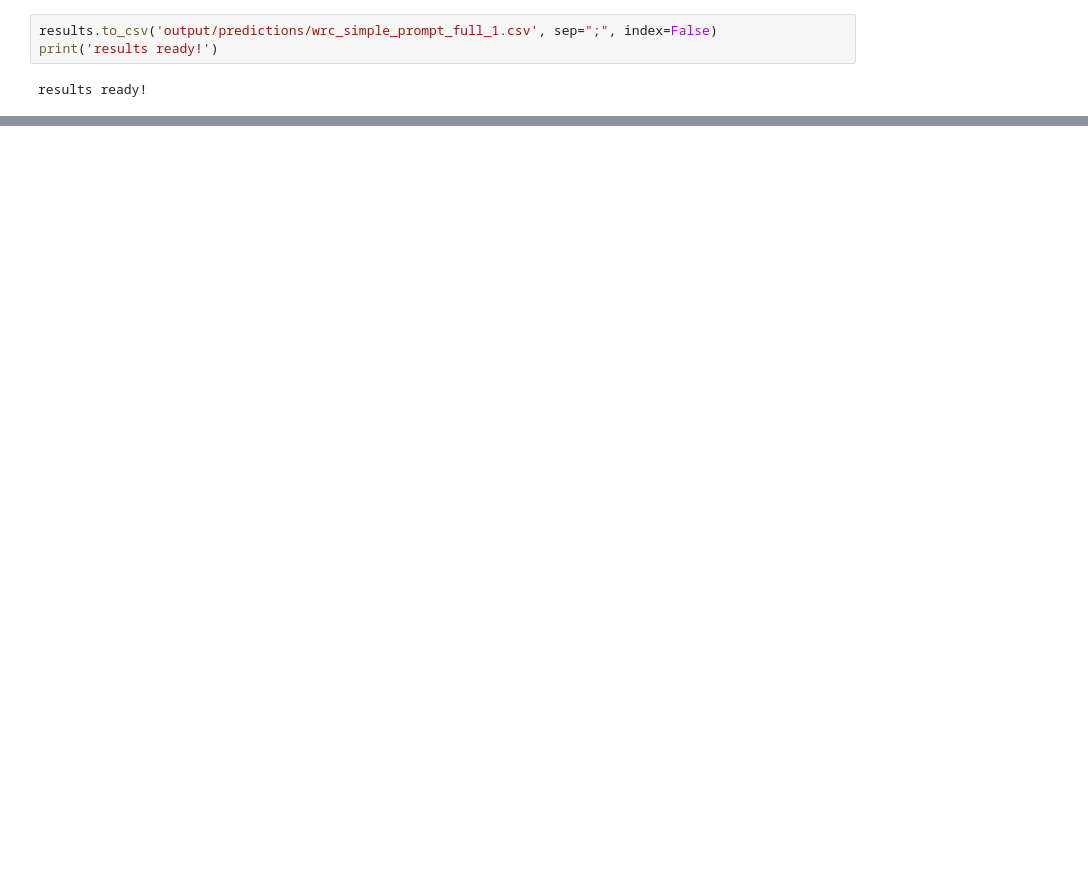
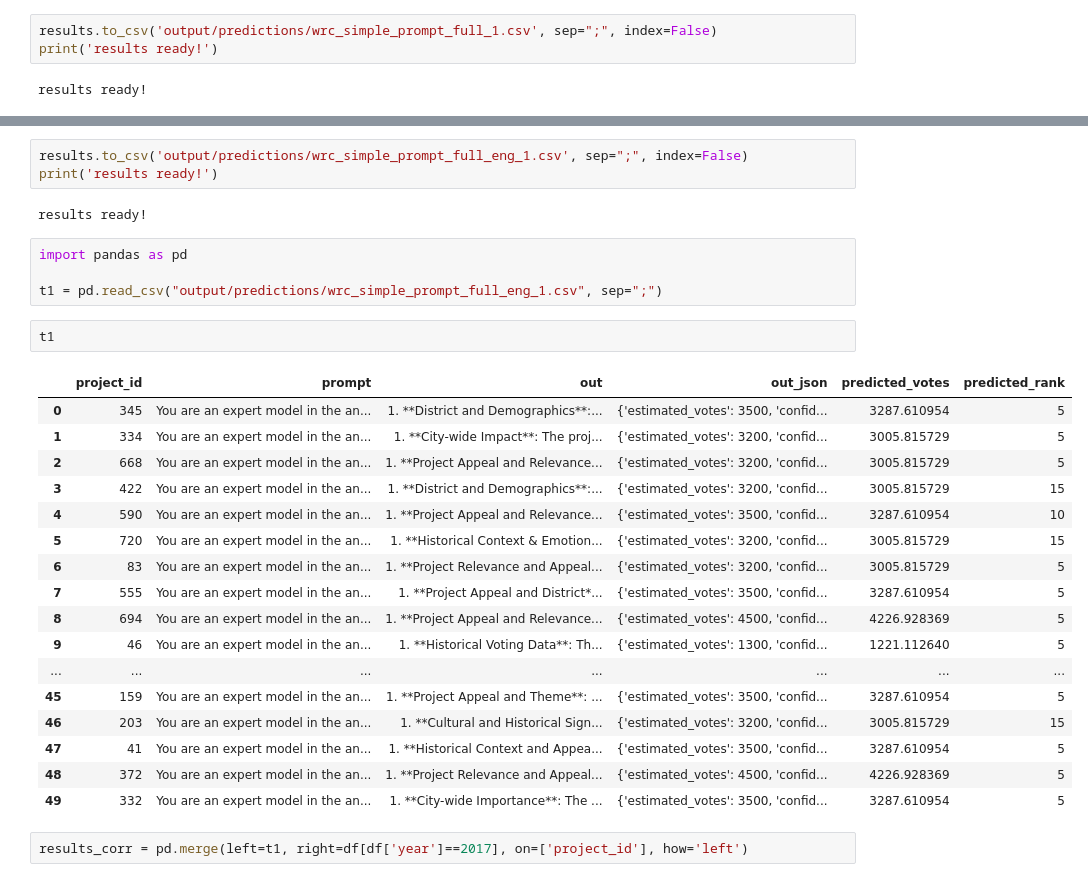
Before and after one commit to juano-/toulouse-pb-ia, a Jupyter notebook: simple_prompt_prediction.ipynb, the cells around one changed output, grey strips where cells are left out. Saved outputs shown, nothing was run; the diff lists cells and outputs as text; blank space fills up the shorter version.

```diff
--- a/simple_prompt_prediction.ipynb
+++ b/simple_prompt_prediction.ipynb
@@ -428,0 +804,31 @@ results ready!
+# %%
+results.to_csv('output/predictions/wrc_simple_prompt_full_eng_1.csv', sep=";", index=False)
+print('results ready!')
+# %% [output]
+results ready!
+# %%
+import pandas as pd
+
+t1 = pd.read_csv("output/predictions/wrc_simple_prompt_full_eng_1.csv", sep=";")
+# %%
+t1
+# %% [output]
+|  | project_id | prompt | out | out_json | predicted_votes | predicted_rank |
+| 0 | 345 | You are an expert model in the an... | 1. **District and Demographics**:... | {'estimated_votes': 3500, 'confid... | 3287.610954 | 5 |
+| 1 | 334 | You are an expert model in the an... | 1. **City-wide Impact**: The proj... | {'estimated_votes': 3200, 'confid... | 3005.815729 | 5 |
+| 2 | 668 | You are an expert model in the an... | 1. **Project Appeal and Relevance... | {'estimated_votes': 3200, 'confid... | 3005.815729 | 5 |
+| 3 | 422 | You are an expert model in the an... | 1. **District and Demographics**:... | {'estimated_votes': 3200, 'confid... | 3005.815729 | 15 |
+| 4 | 590 | You are an expert model in the an... | 1. **Project Appeal and Relevance... | {'estimated_votes': 3500, 'confid... | 3287.610954 | 10 |
+| 5 | 720 | You are an expert model in the an... | 1. **Historical Context & Emotion... | {'estimated_votes': 3200, 'confid... | 3005.815729 | 15 |
+| 6 | 83 | You are an expert model in the an... | 1. **Project Relevance and Appeal... | {'estimated_votes': 3200, 'confid... | 3005.815729 | 5 |
+| 7 | 555 | You are an expert model in the an... | 1. **Project Appeal and District*... | {'estimated_votes': 3500, 'confid... | 3287.610954 | 5 |
+| 8 | 694 | You are an expert model in the an... | 1. **Project Appeal and Relevance... | {'estimated_votes': 4500, 'confid... | 4226.928369 | 5 |
+| 9 | 46 | You are an expert model in the an... | 1. **Historical Voting Data**: Th... | {'estimated_votes': 1300, 'confid... | 1221.112640 | 5 |
+| ... | ... | ... | ... | ... | ... | ... |
+| 45 | 159 | You are an expert model in the an... | 1. **Project Appeal and Theme**: ... | {'estimated_votes': 3500, 'confid... | 3287.610954 | 5 |
+| 46 | 203 | You are an expert model in the an... | 1. **Cultural and Historical Sign... | {'estimated_votes': 3200, 'confid... | 3005.815729 | 15 |
+| 47 | 41 | You are an expert model in the an... | 1. **Historical Context and Appea... | {'estimated_votes': 3500, 'confid... | 3287.610954 | 5 |
+| 48 | 372 | You are an expert model in the an... | 1. **Project Relevance and Appeal... | {'estimated_votes': 4500, 'confid... | 4226.928369 | 5 |
+| 49 | 332 | You are an expert model in the an... | 1. **City-wide Importance**: The ... | {'estimated_votes': 3500, 'confid... | 3287.610954 | 5 |
+# %%
+results_corr = pd.merge(left=t1, right=df[df['year']==2017], on=['project_id'], how='left')
```
Also changed, not shown: parts of 31 cells of this notebook, 35 other files.
